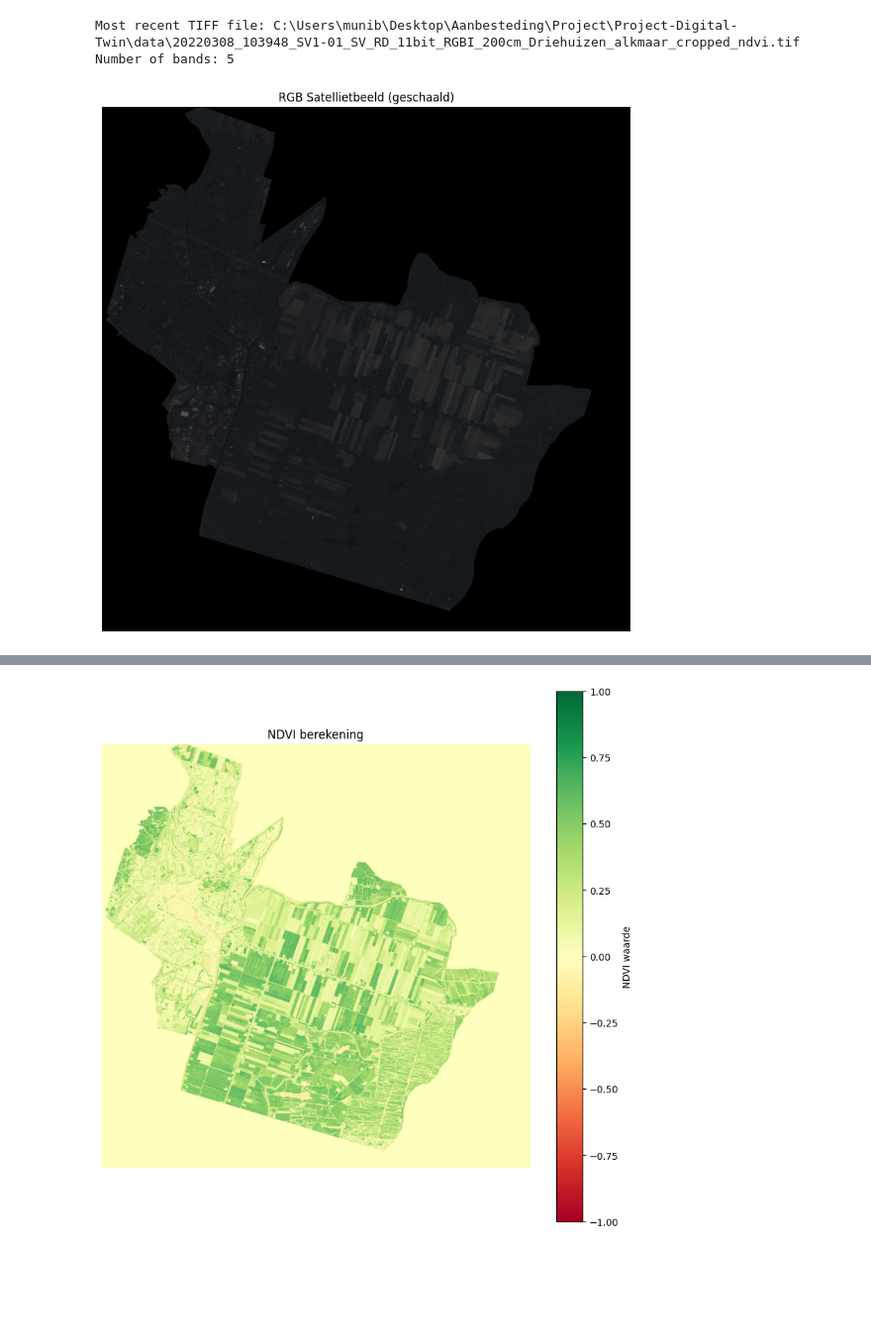
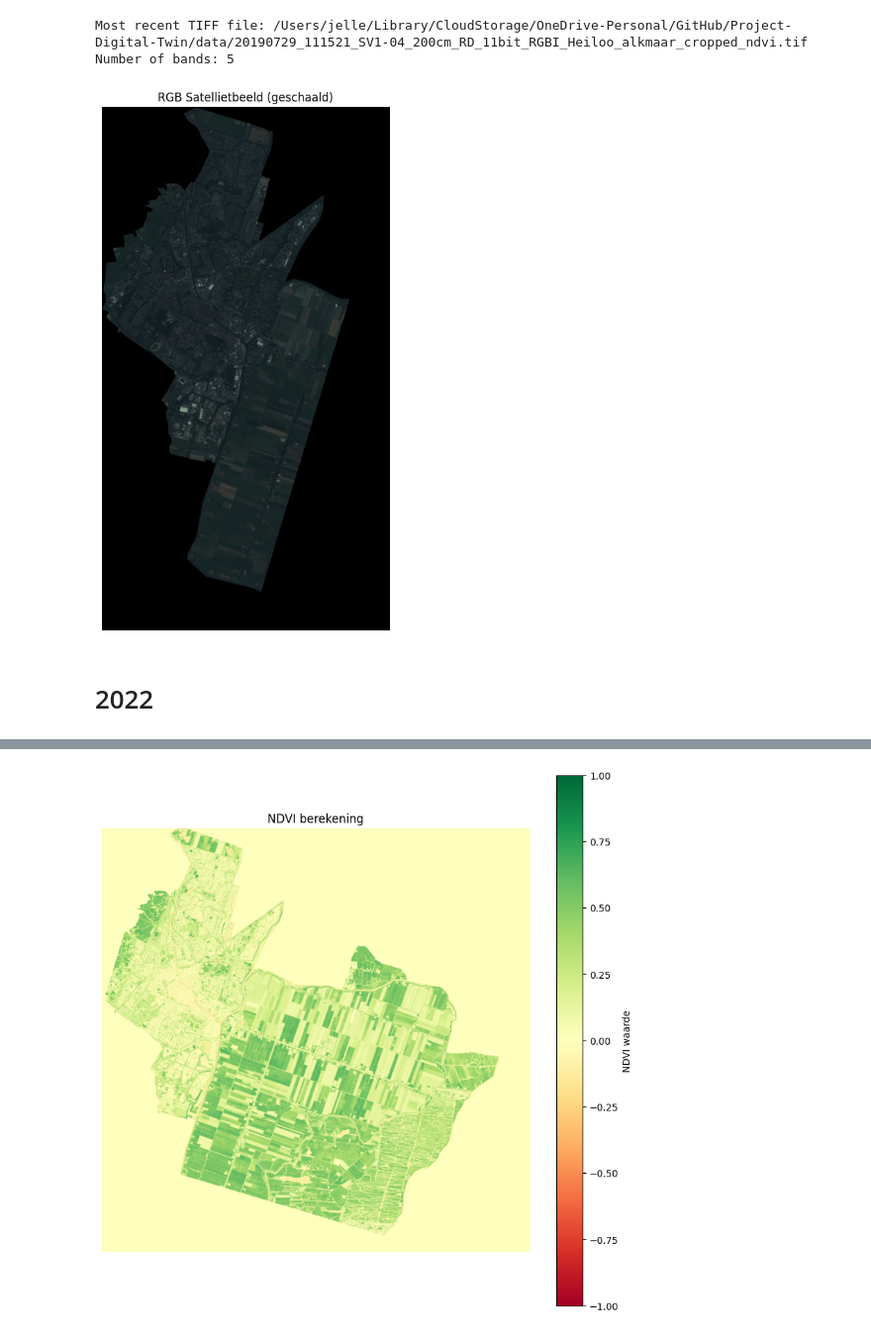
Before and after one commit to MunibOzdemir/Project-Digital-Twin, a Jupyter notebook: src/Project.ipynb, the cells around one changed output, grey strips where cells are left out. Shown at 99% size. Cells and saved outputs as stored; diff of their text form; code cells hidden in the pictures; blank space fills up the shorter version.

Commit message:
got 2019 and 2022 satellite with tif paths saved

```diff
--- a/src/Project.ipynb
+++ b/src/Project.ipynb
@@ -97,33 +110,35 @@ Done with calculating NDVI, saving to: c:/Users/munib/Desktop/Aanbesteding/Proje
 # %%
-tif_path = get_tif_path()
-print(f"Most recent TIFF file: {tif_path}")
+tif_path_2019 = get_tif_path()
+print(f"Most recent TIFF file: {tif_path_2019}")
 
 # Open the TIFF file and read the bands
-with rasterio.open(tif_path) as src:
+with rasterio.open(tif_path_2019) as src:
     red = src.read(3).astype(np.float32)
     green = src.read(2).astype(np.float32)
     blue = src.read(1).astype(np.float32)
     nir= src.read(4).astype(np.float32)
 
     # Normalize the bands to the range [0, 1]
     max_val = max(red.max(), green.max(), blue.max())
     red /= max_val
     green /= max_val
     blue /= max_val
     nir /= max_val
 
     # Stack the bands to create an RGB image
     rgb = np.stack((red, green, blue), axis=-1)
 
     print(f"Number of bands: {src.count}")
 
 # Visualize the RGB image
 plt.figure(figsize=(10, 10))
 plt.imshow(rgb)
 plt.title("RGB Satellietbeeld (geschaald)")
 plt.axis("off")
 plt.show()
 # %% [output]
-Most recent TIFF file: C:\Users\munib\Desktop\Aanbesteding\Project\Project-Digital-Twin\data\20220308_103948_SV1-01_SV_RD_11bit_RGBI_200cm_Driehuizen_alkmaar_cropped_ndvi.tif
+Most recent TIFF file: /Users/jelle/Library/CloudStorage/OneDrive-Personal/GitHub/Project-Digital-Twin/data/20190729_111521_SV1-04_200cm_RD_11bit_RGBI_Heiloo_alkmaar_cropped_ndvi.tif
 Number of bands: 5
-[figure, old version]
+[figure, new version]
+# %% [markdown]
+# 2022
```
Also changed, not shown: parts of 10 cells of this notebook.
